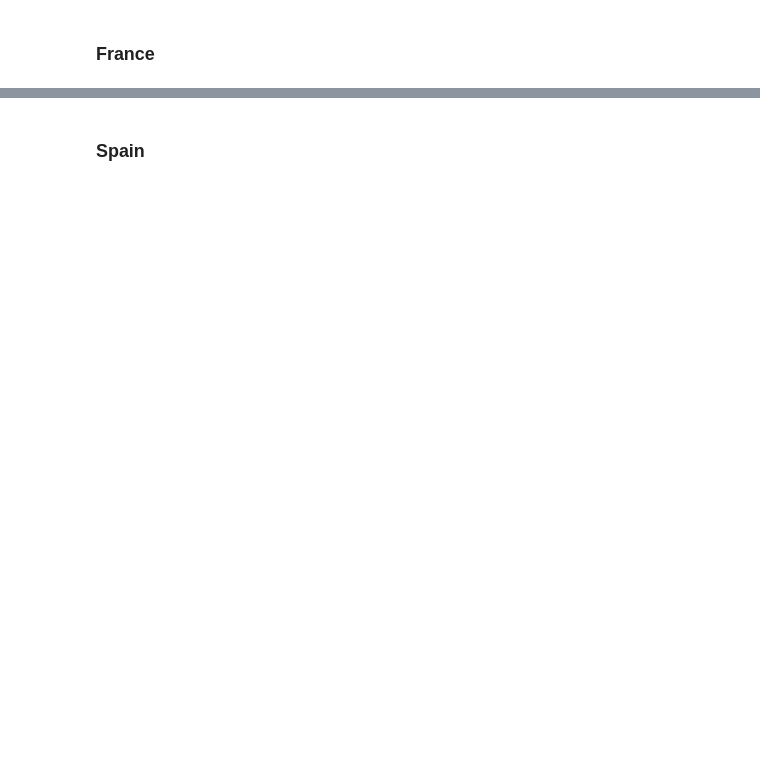
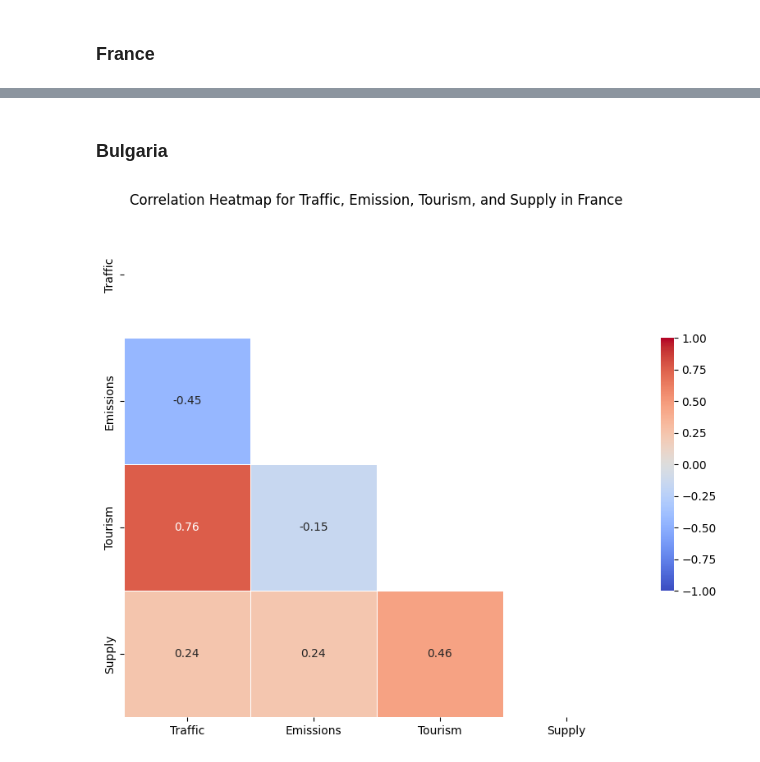
Before and after one commit to jimvanoosten/TIL6022_Group31, a Jupyter notebook: Gijs_TIL_notebook.ipynb, the cells around one changed output, grey strips where cells are left out. Drawn from its saved outputs; the diff is of its cells as text; code cells hidden in the pictures; blank space fills up the shorter version.

Commit message:
Bulgaria added

```diff
--- a/Gijs_TIL_notebook.ipynb
+++ b/Gijs_TIL_notebook.ipynb
@@ -267,2 +267,27 @@ plt.show()
 # %% [markdown]
-### Spain
+### Bulgaria
+# %%
+traffic_BG = traffic[
+    (traffic['rep_airp'] == 'BG_LBBG') &
+    (traffic['unit'] == 'NR') &
+    (traffic['TIME_PERIOD'] >= '2019-02')
+]
+
+emissions_BG = emissions[
+    (emissions['geo'] == 'BG_CAP') &
+    (emissions['TIME_PERIOD'] >= '2019-02')
+]
+
+tourism_BG = tourism[
+    (tourism['geo'] == 'BG') &
+    (tourism['unit'] == 'NR') &
+    (tourism['nace_r2'] == 'I551') &
+    (tourism['c_resid'] == 'TOTAL') &
+    (tourism['TIME_PERIOD'] >= '2019-02')
+]
+
+supply_BG = supply[
+    (supply['geo'] == 'BG') &
+    (supply['tra_meas'] == 'FRM_BRD') &
+    (supply['TIME_PERIOD'] >= '2019-02')
+]
@@ -268,0 +373,17 @@ plt.show()
+# %%
+# Merge the dataframes based on the TIME_PERIOD column
+merged_BG = traffic_BG[['TIME_PERIOD', 'OBS_VALUE']].rename(columns={'OBS_VALUE': 'Traffic'})
+merged_BG = pd.merge(merged_BG, emissions_BG[['TIME_PERIOD', 'OBS_VALUE']], on='TIME_PERIOD', how='left').rename(columns={'OBS_VALUE': 'Emissions'})
+merged_BG = pd.merge(merged_BG, tourism_BG[['TIME_PERIOD', 'OBS_VALUE']], on='TIME_PERIOD', how='left').rename(columns={'OBS_VALUE': 'Tourism'})
+merged_BG = pd.merge(merged_BG, supply_BG[['TIME_PERIOD', 'OBS_VALUE']], on='TIME_PERIOD', how='left').rename(columns={'OBS_VALUE': 'Supply'})
+
+corr = merged_FR.drop(columns='TIME_PERIOD').corr()
+
+mask = np.triu(np.ones_like(corr, dtype=bool))
+plt.figure(figsize=(10, 8))
+sns.heatmap(corr, mask=mask, cmap='coolwarm', vmax=1.0, vmin=-1.0, center=0,
+            square=True, linewidths=.5, cbar_kws={"shrink": .5}, annot=True)
+plt.title('Correlation Heatmap for Traffic, Emission, Tourism, and Supply in France')
+plt.show()
+# %% [output]
+[figure, added]
```
Also changed, not shown: parts of 5 cells of this notebook.
